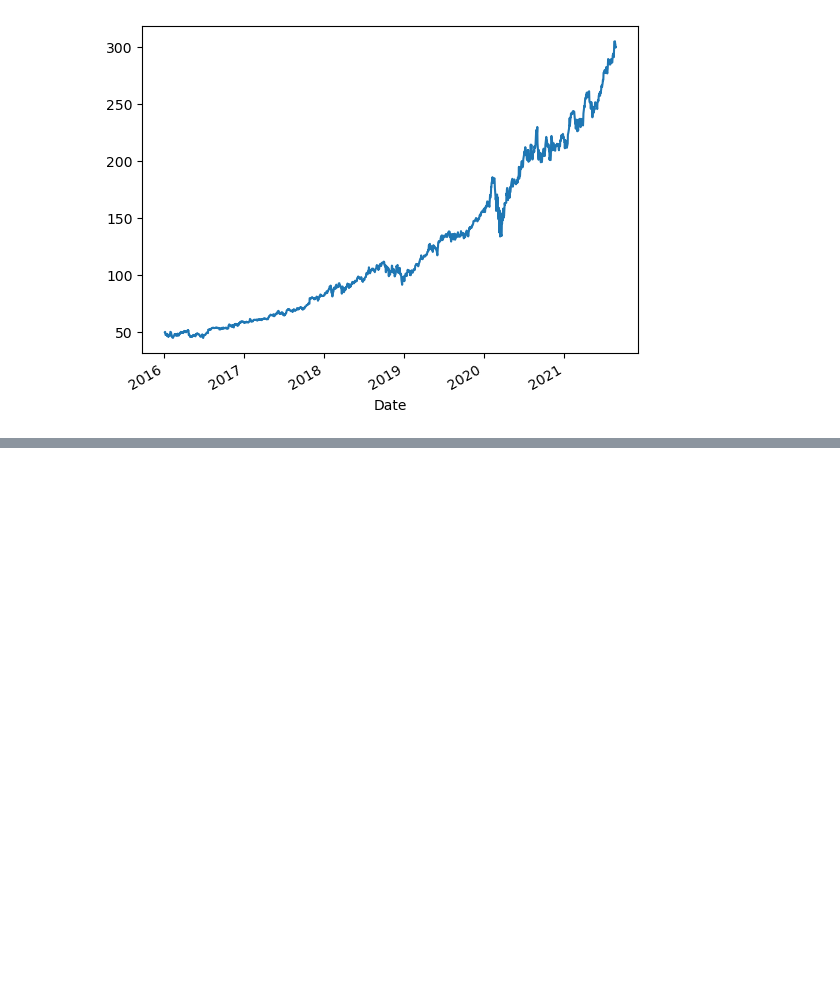
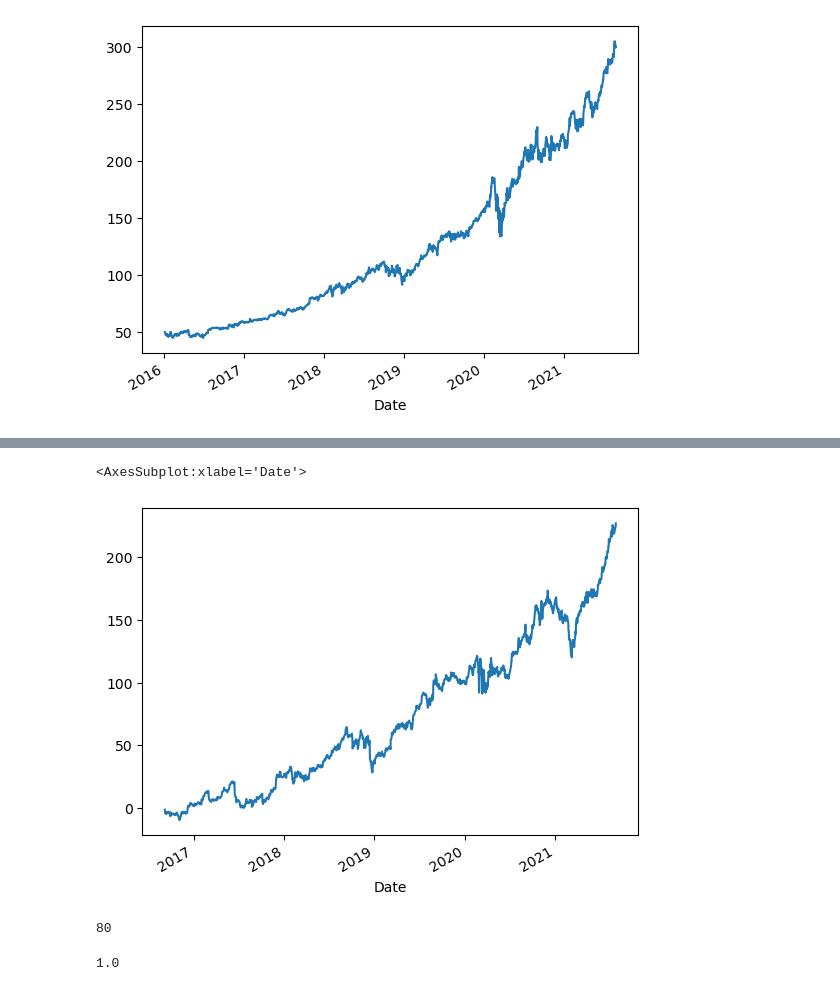
Before and after one commit to iliaaz101/Algorithmic-Trading-Python, a Jupyter notebook: Notes07.ipynb, the cells around one changed output, grey strips where cells are left out. Cells and saved outputs as stored; diff of their text form; code cells hidden in the pictures; blank space fills up the shorter version.

```diff
--- a/Notes07.ipynb
+++ b/Notes07.ipynb
@@ -204,0 +408,14 @@ msft['Adj Close'].plot()
+# %%
+# We want to see our percent gain or loss at every point
+cumul_return = (1 + retail_return['COST']).cumprod() -1 #our cumulative return in percent
+# %%
+cum_perc_return = 100 * cumul_return
+# %%
+cum_perc_return.plot()
+# %% [output]
+<AxesSubplot:xlabel='Date'>
+[figure, added]
+# %%
+np.dot([2,3],[10,20]) # this is the dot product meaning (2*10) + (3*20)
+# %% [output]
+80
@@ -204,0 +426,4 @@ msft['Adj Close'].plot()
+# %%
+np.dot(weights,example_returns)
+# %% [output]
+1.0
```
Also changed, not shown: parts of 90 cells of this notebook.
